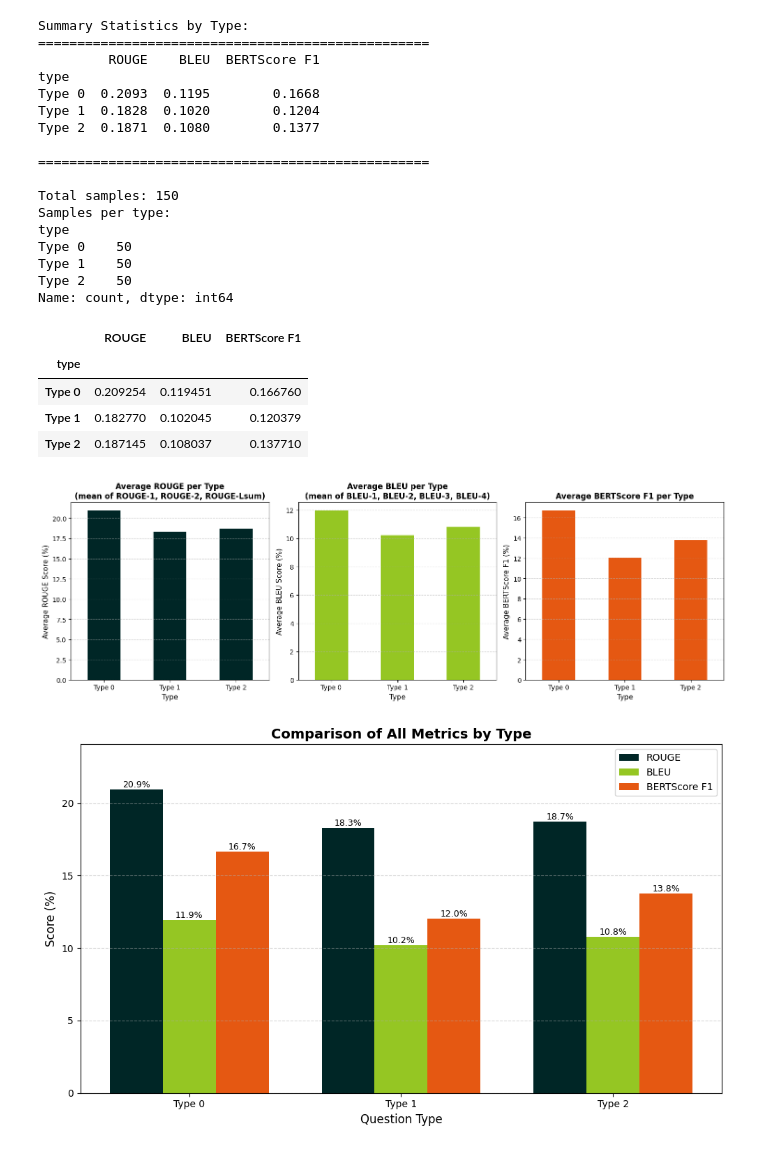
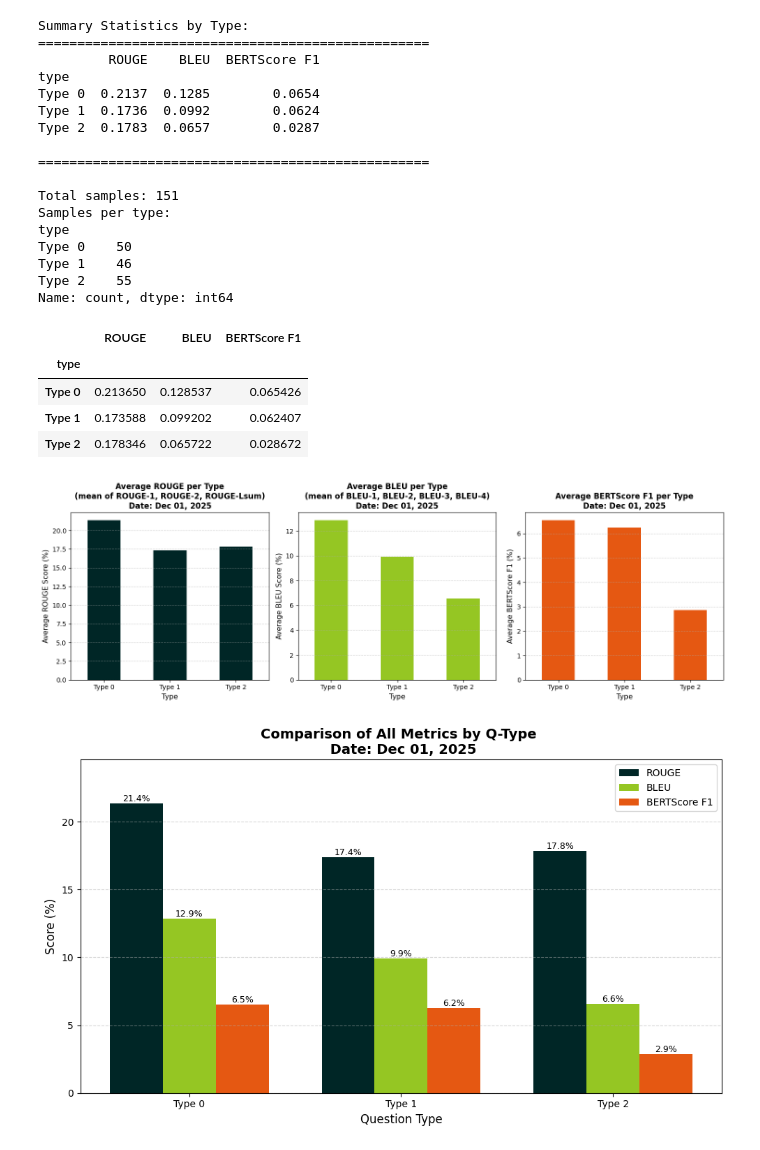
Before and after one commit to edogdu/UCKG, a Jupyter notebook: qa-engine/evaluation/metric_chart.ipynb, the cells around one changed output. Drawn from its saved outputs; the diff is of its cells as text; code cells hidden in the pictures.

```diff
--- a/qa-engine/evaluation/metric_chart.ipynb
+++ b/qa-engine/evaluation/metric_chart.ipynb
@@ -29,9 +29,13 @@ Loading metrics from S:\UCKG2.0\UCKG\qa-engine\evaluation\new_result.csv
 def classify(id_value):
     if 1 <= id_value <= 50:
         return "Type 0"
-    elif 51 <= id_value <= 100:
+    elif 51 <= id_value <= 70:
         return "Type 1"
-    elif 101 <= id_value <= 150:
+    elif 76 <= id_value <= 101:
+        return "Type 1"
+    elif 71 <= id_value <= 75:
+        return "Type 2"
+    elif 102 <= id_value <= 151:
         return "Type 2"
     else:
         return "Out of range"
@@ -70,24 +74,24 @@ Summary Statistics by Type:
 ==================================================
          ROUGE    BLEU  BERTScore F1
 type
-Type 0  0.2093  0.1195        0.1668
-Type 1  0.1828  0.1020        0.1204
-Type 2  0.1871  0.1080        0.1377
+Type 0  0.2137  0.1285        0.0654
+Type 1  0.1736  0.0992        0.0624
+Type 2  0.1783  0.0657        0.0287
 
 ==================================================
 
-Total samples: 150
+Total samples: 151
 Samples per type:
 type
 Type 0    50
-Type 1    50
-Type 2    50
+Type 1    46
+Type 2    55
 Name: count, dtype: int64
 |  | ROUGE | BLEU | BERTScore F1 |
 | type |  |  |  |
-| Type 0 | 0.209254 | 0.119451 | 0.166760 |
-| Type 1 | 0.182770 | 0.102045 | 0.120379 |
-| Type 2 | 0.187145 | 0.108037 | 0.137710 |
+| Type 0 | 0.213650 | 0.128537 | 0.065426 |
+| Type 1 | 0.173588 | 0.099202 | 0.062407 |
+| Type 2 | 0.178346 | 0.065722 | 0.028672 |
 # %%
 # Create a figure with 3 subplots
 fig, axes = plt.subplots(1, 3, figsize=(15, 5))
@@ -95,37 +99,38 @@ fig, axes = plt.subplots(1, 3, figsize=(15, 5))
 # Ensure Type 0, Type 1, Type 2 order
 type_order = ['Type 0', 'Type 1', 'Type 2']
 avg_rouge_sorted = avg_rouge_overall.reindex(type_order) * 100  # Convert to percentage
 avg_bleu_sorted = avg_bleu_overall.reindex(type_order) * 100  # Convert to percentage
 avg_bertscore_sorted = avg_bertscore_f1['bertscore_f1'].reindex(type_order) * 100  # Convert to percentage
 
 # ROUGE Chart - Vertical bars
 avg_rouge_sorted.plot(kind="bar", ax=axes[0], color='#002626')
 axes[0].set_xlabel("Type", fontsize=11)
 axes[0].set_ylabel("Average ROUGE Score (%)", fontsize=11)
-axes[0].set_title("Average ROUGE per Type\n(mean of ROUGE-1, ROUGE-2, ROUGE-Lsum)", fontsize=12, fontweight='bold')
+axes[0].set_title("Average ROUGE per Type\n(mean of ROUGE-1, ROUGE-2, ROUGE-Lsum)\nDate: Dec 01, 2025", fontsize=12, fontweight='bold')
 axes[0].grid(axis="y", linestyle="--", alpha=0.5)
 axes[0].set_xticklabels(axes[0].get_xticklabels(), rotation=0)
 
 # BLEU Chart - Vertical bars
 avg_bleu_sorted.plot(kind="bar", ax=axes[1], color='#95C623')
 axes[1].set_xlabel("Type", fontsize=11)
 axes[1].set_ylabel("Average BLEU Score (%)", fontsize=11)
-axes[1].set_title("Average BLEU per Type\n(mean of BLEU-1, BLEU-2, BLEU-3, BLEU-4)", fontsize=12, fontweight='bold')
+axes[1].set_title("Average BLEU per Type\n(mean of BLEU-1, BLEU-2, BLEU-3, BLEU-4)\nDate: Dec 01, 2025", fontsize=12, fontweight='bold')
 axes[1].grid(axis="y", linestyle="--", alpha=0.5)
 axes[1].set_xticklabels(axes[1].get_xticklabels(), rotation=0)
 
 # BERTScore Chart - Vertical bars
 avg_bertscore_sorted.plot(kind="bar", ax=axes[2], color='#E55812')
 axes[2].set_xlabel("Type", fontsize=11)
 axes[2].set_ylabel("Average BERTScore F1 (%)", fontsize=11)
-axes[2].set_title("Average BERTScore F1 per Type", fontsize=12, fontweight='bold')
+axes[2].set_title("Average BERTScore F1 per Type\nDate: Dec 01, 2025", fontsize=12, fontweight='bold')
 axes[2].grid(axis="y", linestyle="--", alpha=0.5)
 axes[2].set_xticklabels(axes[2].get_xticklabels(), rotation=0)
 
 plt.tight_layout()
+plt.savefig('result-each-metric.png', dpi=150, bbox_inches='tight')
 plt.show()
 # %% [output]
-[figure, old version]
+[figure, new version]
 # %%
 # Combined comparison chart - Normal bar chart with percentage scores
 fig, ax = plt.subplots(figsize=(10, 6))
@@ -151,7 +156,7 @@ bars3 = ax.bar(x + width, bertscore_pct, width, label='BERTScore F1', color='#E5
 
 ax.set_xlabel('Question Type', fontsize=12)
 ax.set_ylabel('Score (%)', fontsize=12)
-ax.set_title('Comparison of All Metrics by Type', fontsize=14, fontweight='bold')
+ax.set_title('Comparison of All Metrics by Q-Type \n Date: Dec 01, 2025', fontsize=14, fontweight='bold')
 ax.set_xticks(x)
 ax.set_xticklabels(rouge_pct.index)  # Type 0, Type 1, Type 2
 ax.legend(loc='upper right')
@@ -166,9 +171,10 @@ for bars in [bars1, bars2, bars3]:
                 f'{height:.1f}%', ha='center', va='bottom', fontsize=9)
 
 plt.tight_layout()
+plt.savefig('result-overall.png', dpi=150, bbox_inches='tight')
 plt.show()
 # %% [output]
-[figure, old version]
+[figure, new version]
 # %%
 # Detailed breakdown: Individual ROUGE metrics
 fig, ax = plt.subplots(figsize=(10, 6))
```
Also changed, not shown: parts of 4 cells of this notebook, 17 other files.
